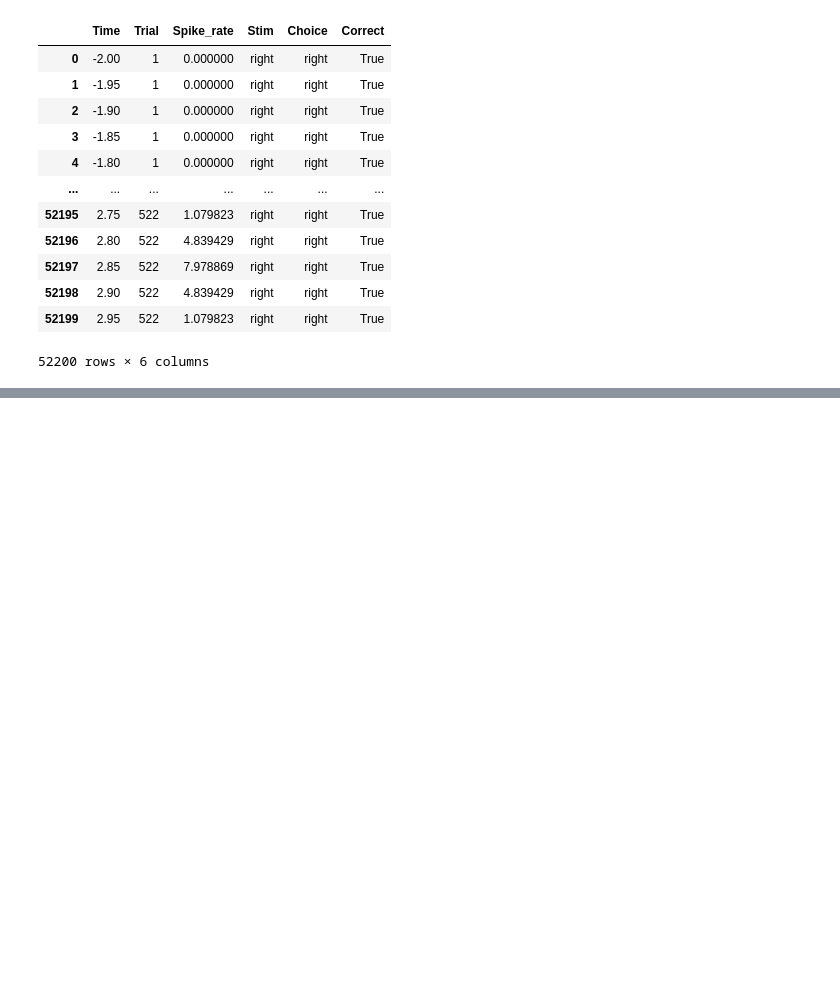
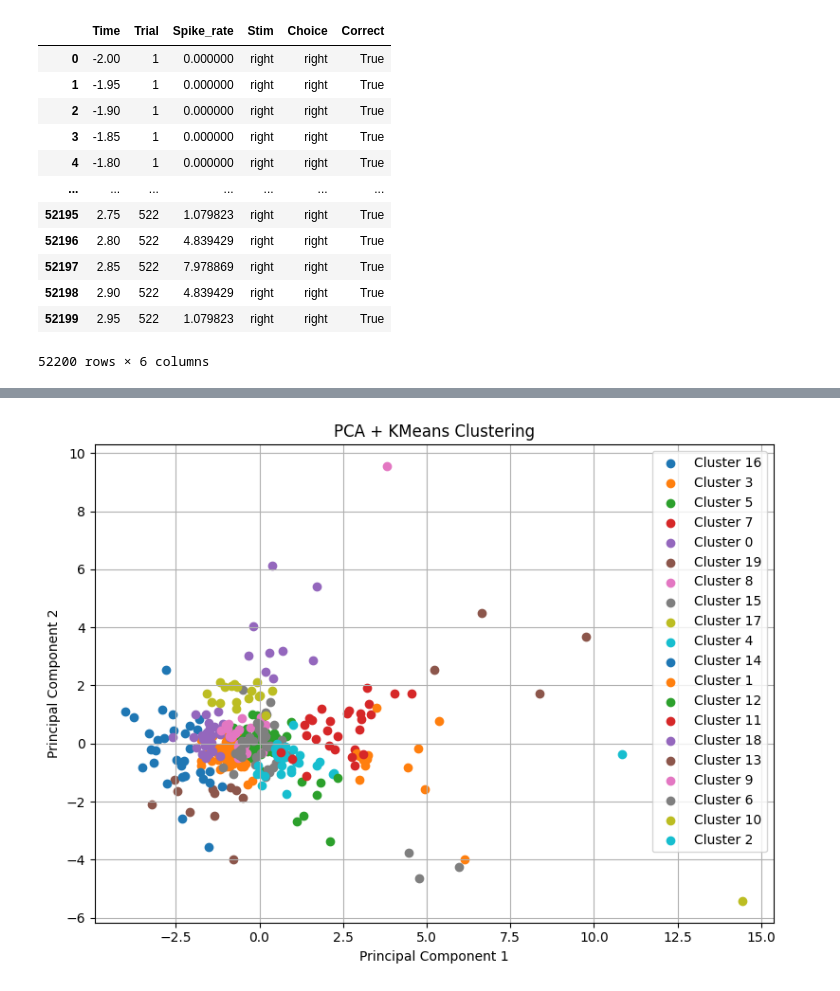
Before and after one commit to NeuralDynamics-Tamagawa/tc2025_shysgmt, a Jupyter notebook: notebook/spike_analysis.ipynb, the cells around one changed output, grey strips where cells are left out. Cells and saved outputs as stored; diff of their text form; code cells hidden in the pictures; blank space fills up the shorter version.

```diff
--- a/notebook/spike_analysis.ipynb
+++ b/notebook/spike_analysis.ipynb
@@ -215,0 +375,2 @@ plt.xlim([-1, 3])
+# %%
+tunning_vector = np.concat([z_score_stim, z_score_choice, z_score_outcome], axis=1)
@@ -215,0 +418,16 @@ plt.xlim([-1, 3])
+# %%
+# k-means clustering
+from sklearn.cluster import KMeans
+
+# Perform k-means clustering with 3 clusters
+kmeans = KMeans(n_clusters=20, random_state=0).fit(pca_result)
+
+# Get cluster labels for each sample
+cluster_labels = kmeans.labels_
+
+# Show the labels
+df = pd.DataFrame({
+    'UnitID': unit_ids,
+    'Cluster': cluster_labels
+})
+df
@@ -215,0 +448,25 @@ plt.xlim([-1, 3])
+# %%
+import pandas as pd
+import matplotlib.pyplot as plt
+
+# Create DataFrame from the first 2 PCA components
+pca_info = pd.DataFrame(pca_result[:, :2], columns=['PC1', 'PC2'])
+
+# Add cluster labels
+pca_info['Cluster'] = kmeans.labels_
+
+# Plot
+plt.figure(figsize=(8, 6))
+for cluster_id in pca_info['Cluster'].unique():
+    cluster_data = pca_info[pca_info['Cluster'] == cluster_id]
+    plt.scatter(cluster_data['PC1'], cluster_data['PC2'], label=f'Cluster {cluster_id}')
+
+plt.title('PCA + KMeans Clustering')
+plt.xlabel('Principal Component 1')
+plt.ylabel('Principal Component 2')
+plt.legend()
+plt.grid(True)
+plt.tight_layout()
+plt.show()
+# %% [output]
+[figure, added]
```
Also changed, not shown: parts of 10 cells of this notebook, 4 other files.
